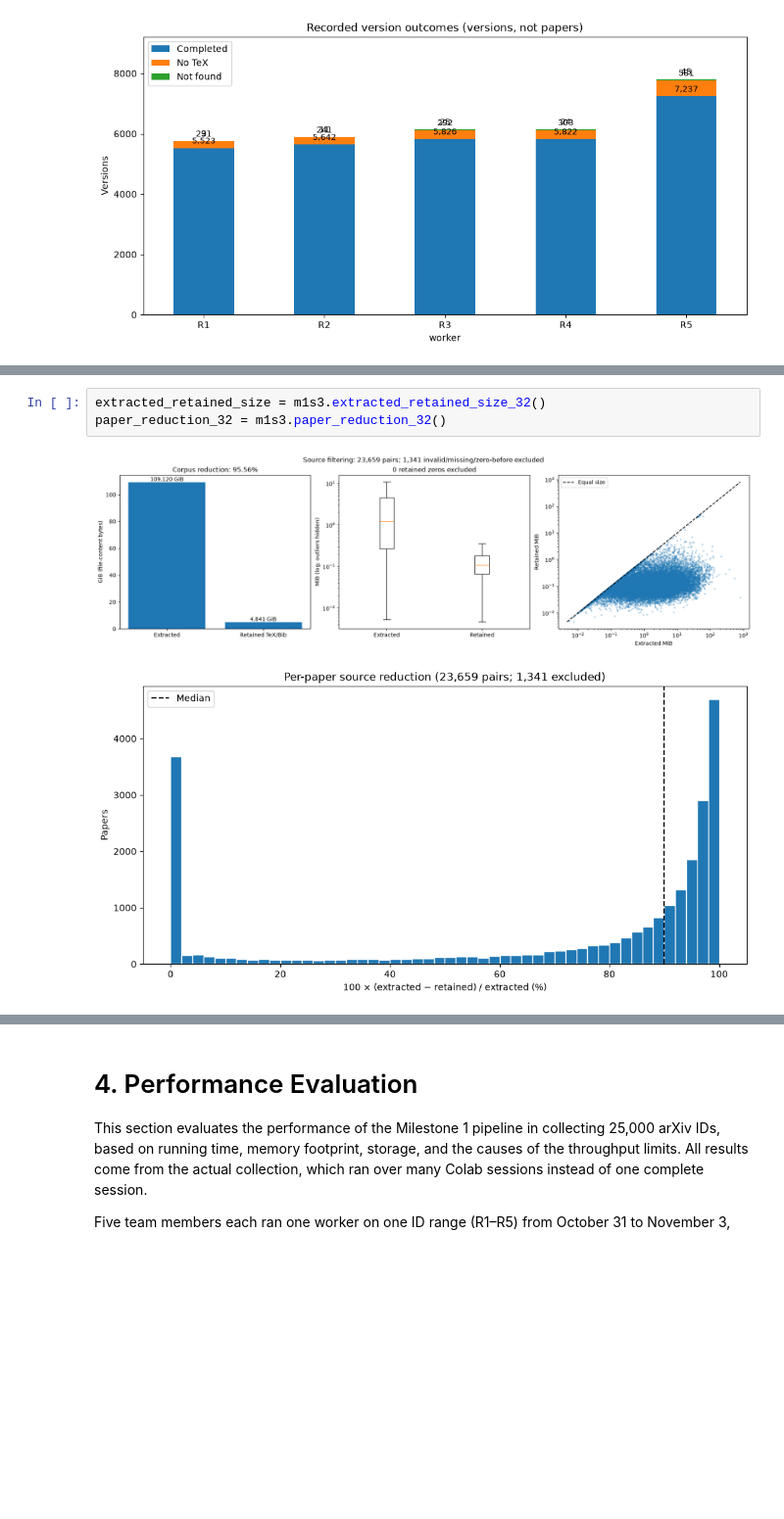
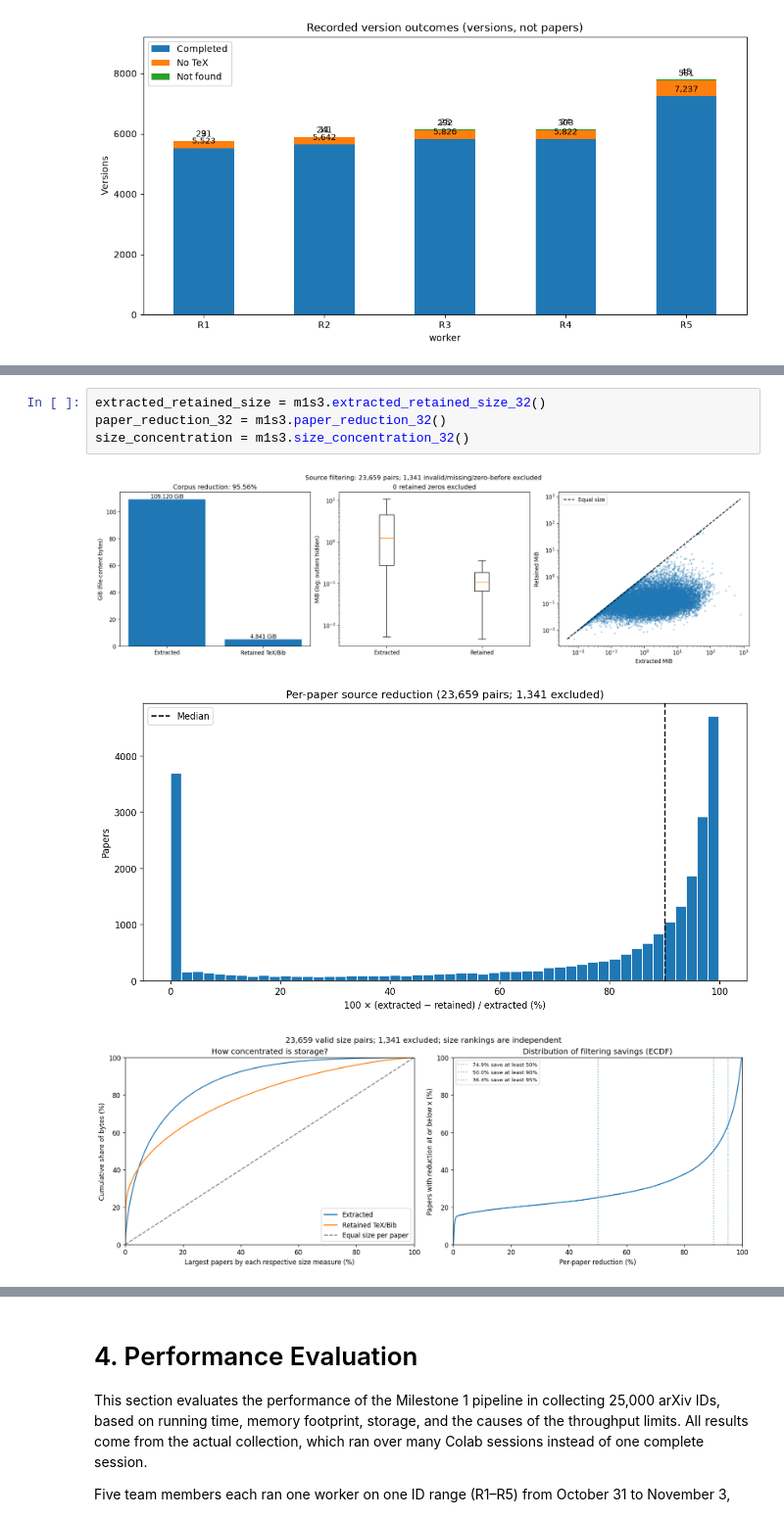
Before and after one commit to DuyNhat1705/Intro2DS-Group3-Report, a Jupyter notebook: Reports/Report.ipynb, the cells around one changed output, grey strips where cells are left out. Shown at 98% size. Saved outputs shown, nothing was run; the diff lists cells and outputs as text; blank space fills up the shorter version.

```diff
--- a/Reports/Report.ipynb
+++ b/Reports/Report.ipynb
@@ -340,8 +444,10 @@ Stripping figure assets (PNG, JPG, EPS, standalone figure PDFs) drastically redu
 # %%
 extracted_retained_size = m1s3.extracted_retained_size_32()
 paper_reduction_32 = m1s3.paper_reduction_32()
+size_concentration = m1s3.size_concentration_32()
 # %% [output]
 [figure]
-[figure, old version]
+[figure, new version]
+[figure, added]
 # %% [markdown]
 ## 3.3 Reference Statistics & Metadata Success Rate
```
Also changed, not shown: parts of 7 cells of this notebook, 1 other file.
